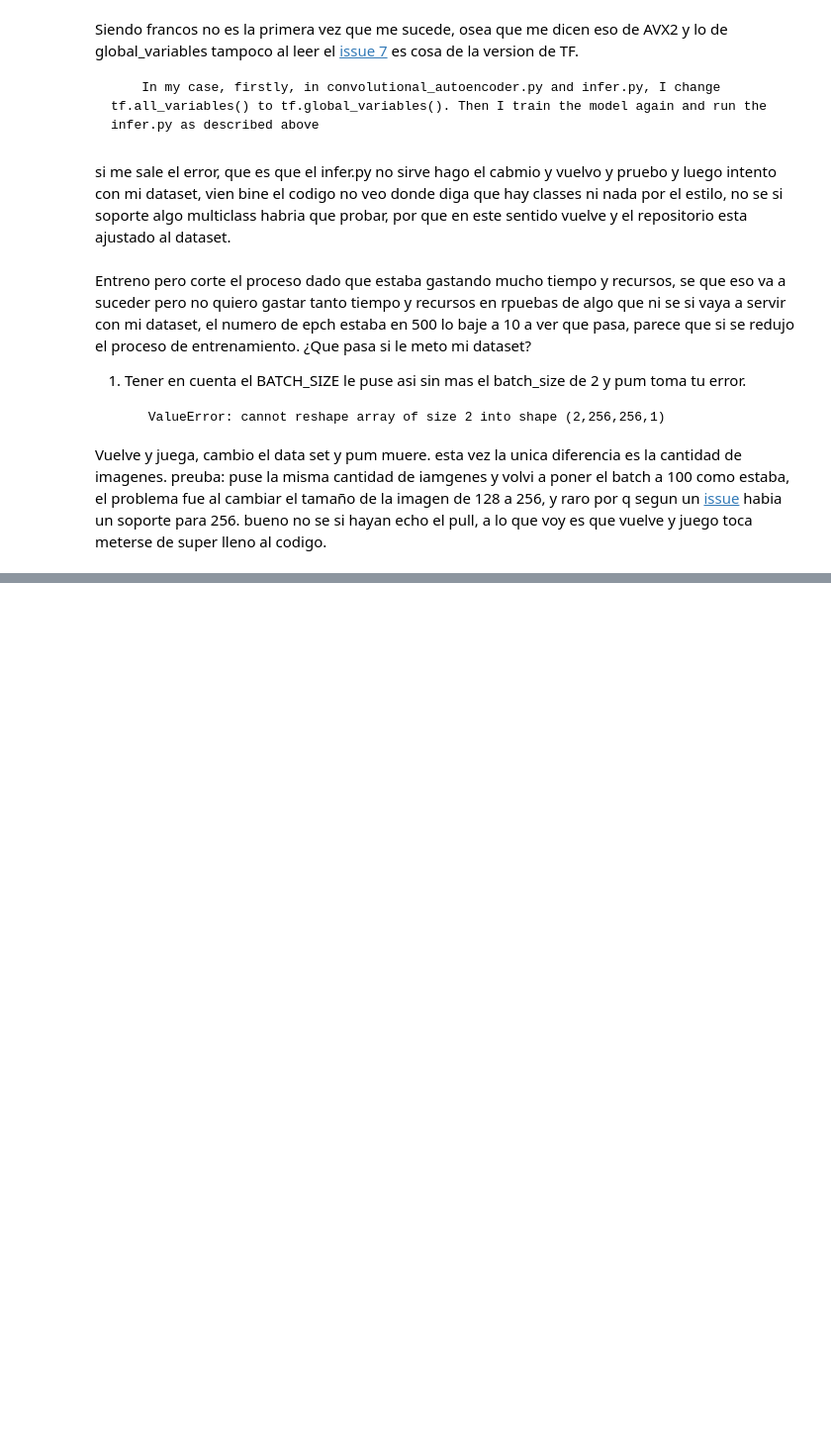
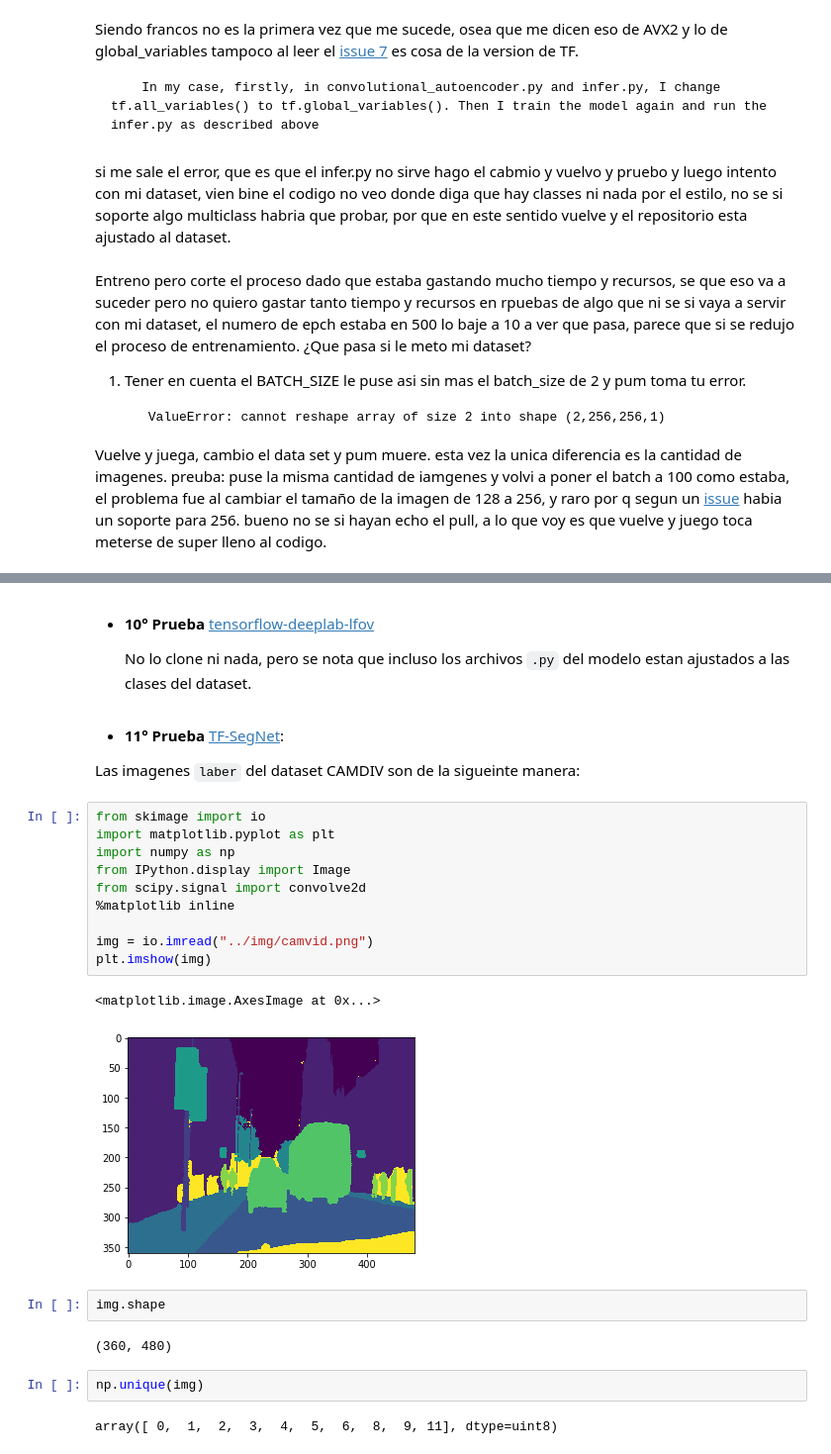
Before and after one commit to DaielChom/proyecto_uis, a Jupyter notebook: proyecto_dev/testing/Bitácora.ipynb, the cells around one changed output, grey strips where cells are left out. Shown at 99% size. Saved outputs shown, nothing was run; the diff lists cells and outputs as text; blank space fills up the shorter version.

```diff
--- a/proyecto_dev/testing/Bitácora.ipynb
+++ b/proyecto_dev/testing/Bitácora.ipynb
@@ -239,0 +259,29 @@ Vuelve y juega, cambio el data set y pum muere. esta vez la unica diferencia es
+# %% [markdown]
+* **10° Prueba** [tensorflow-deeplab-lfov](https://github.com/DrSleep/tensorflow-deeplab-lfov)
+
+    No lo clone ni nada, pero se nota que incluso los archivos `.py` del modelo estan ajustados a las clases del dataset.
+# %% [markdown]
+* **11° Prueba** [TF-SegNet](https://github.com/mathildor/TF-SegNet):
+
+Las imagenes `laber` del dataset CAMDIV son de la sigueinte manera:
+# %%
+from skimage import io
+import matplotlib.pyplot as plt
+import numpy as np
+from IPython.display import Image
+from scipy.signal import convolve2d
+%matplotlib inline
+
+img = io.imread("../img/camvid.png")
+plt.imshow(img)
+# %% [output]
+<matplotlib.image.AxesImage at 0x...>
+[figure, added]
+# %%
+img.shape
+# %% [output]
+(360, 480)
+# %%
+np.unique(img)
+# %% [output]
+array([ 0,  1,  2,  3,  4,  5,  6,  8,  9, 11], dtype=uint8)
```
Also changed, not shown: parts of 25 cells of this notebook, 1 other file.
